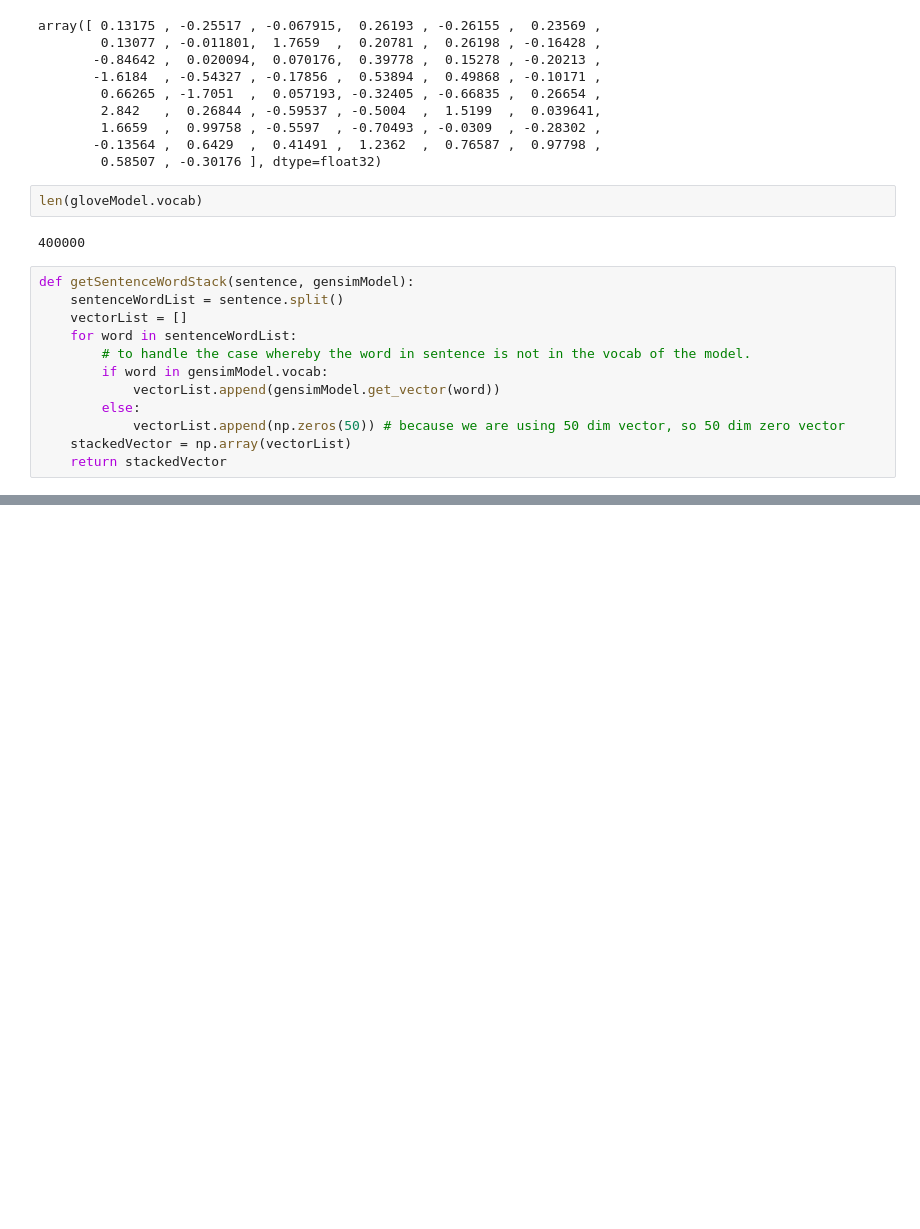
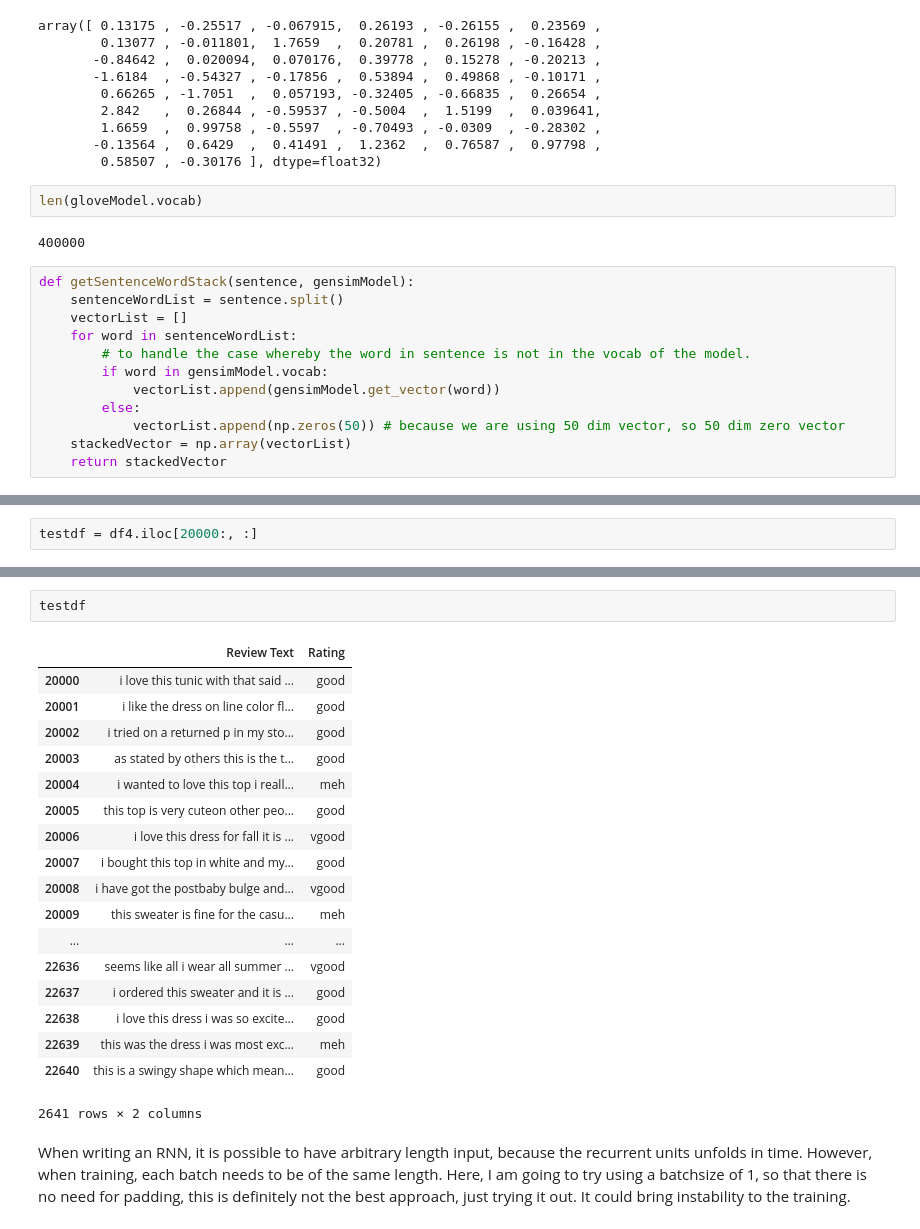
Before and after one commit to swxsw/glove-rnn-sentiment-classification, a Jupyter notebook: glove-rnn.ipynb, the cells around one changed output, grey strips where cells are left out. Drawn from its saved outputs; the diff is of its cells as text; blank space fills up the shorter version.

```diff
--- a/glove-rnn.ipynb
+++ b/glove-rnn.ipynb
@@ -291,0 +319,2 @@ def getSentenceWordStack(sentence, gensimModel):
+# %%
+testdf = df4.iloc[20000:, :]
@@ -291,0 +363,23 @@ def getSentenceWordStack(sentence, gensimModel):
+# %%
+testdf
+# %% [output]
+|  | Review Text | Rating |
+| 20000 | i love this tunic with that said ... | good |
+| 20001 | i like the dress on line color fl... | good |
+| 20002 | i tried on a returned p in my sto... | good |
+| 20003 | as stated by others this is the t... | good |
+| 20004 | i wanted to love this top i reall... | meh |
+| 20005 | this top is very cuteon other peo... | good |
+| 20006 | i love this dress for fall it is ... | vgood |
+| 20007 | i bought this top in white and my... | good |
+| 20008 | i have got the postbaby bulge and... | vgood |
+| 20009 | this sweater is fine for the casu... | meh |
+| ... | ... | ... |
+| 22636 | seems like all i wear all summer ... | vgood |
+| 22637 | i ordered this sweater and it is ... | good |
+| 22638 | i love this dress i was so excite... | good |
+| 22639 | this was the dress i was most exc... | meh |
+| 22640 | this is a swingy shape which mean... | good |
+2641 rows × 2 columns
+# %% [markdown]
+When writing an RNN, it is possible to have arbitrary length input, because the recurrent units unfolds in time. However, when training, each batch needs to be of the same length. Here, I am going to try using a batchsize of 1, so that there is no need for padding, this is definitely not the best approach, just trying it out. It could bring instability to the training.
```
Also changed, not shown: parts of 67 cells of this notebook.
